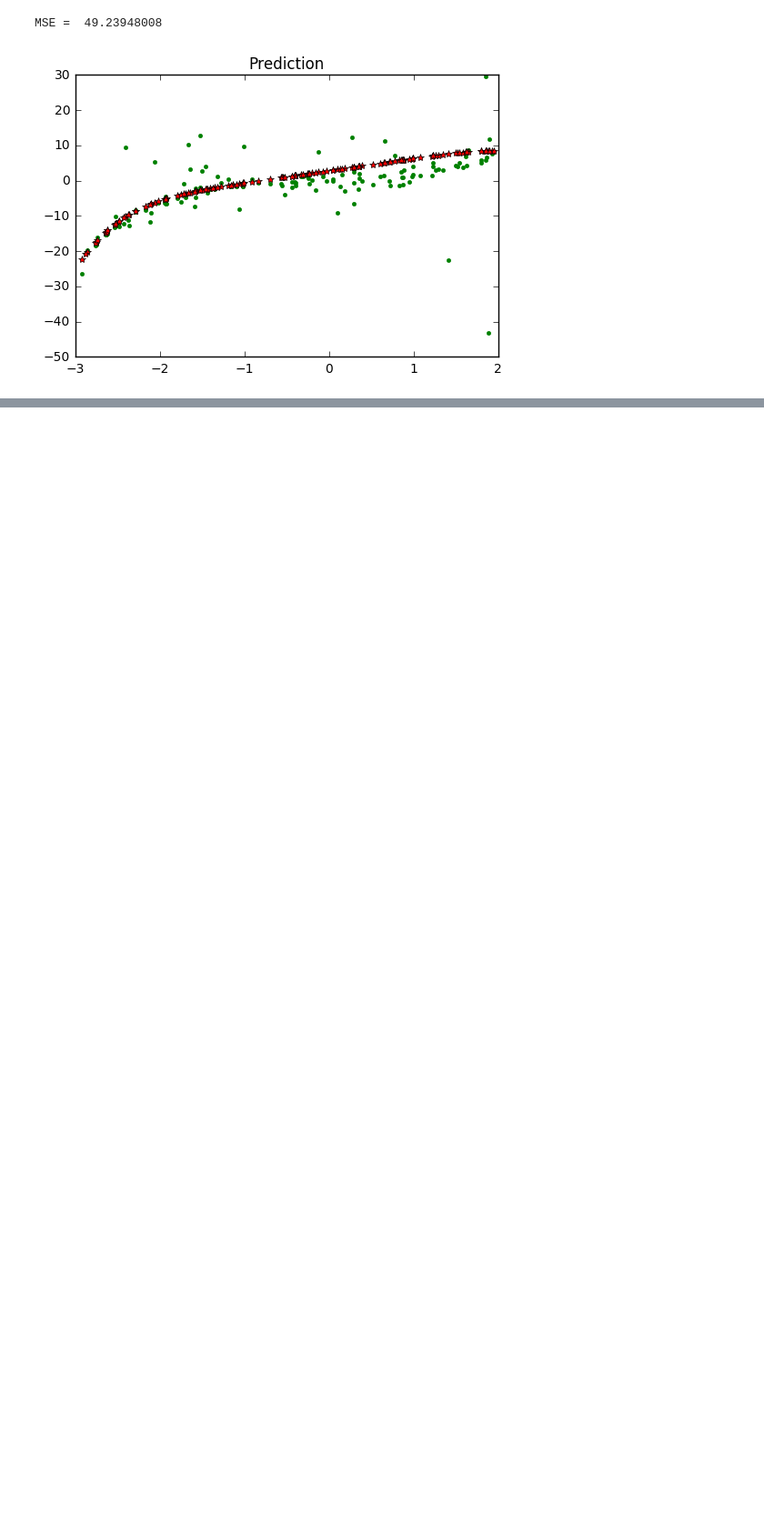
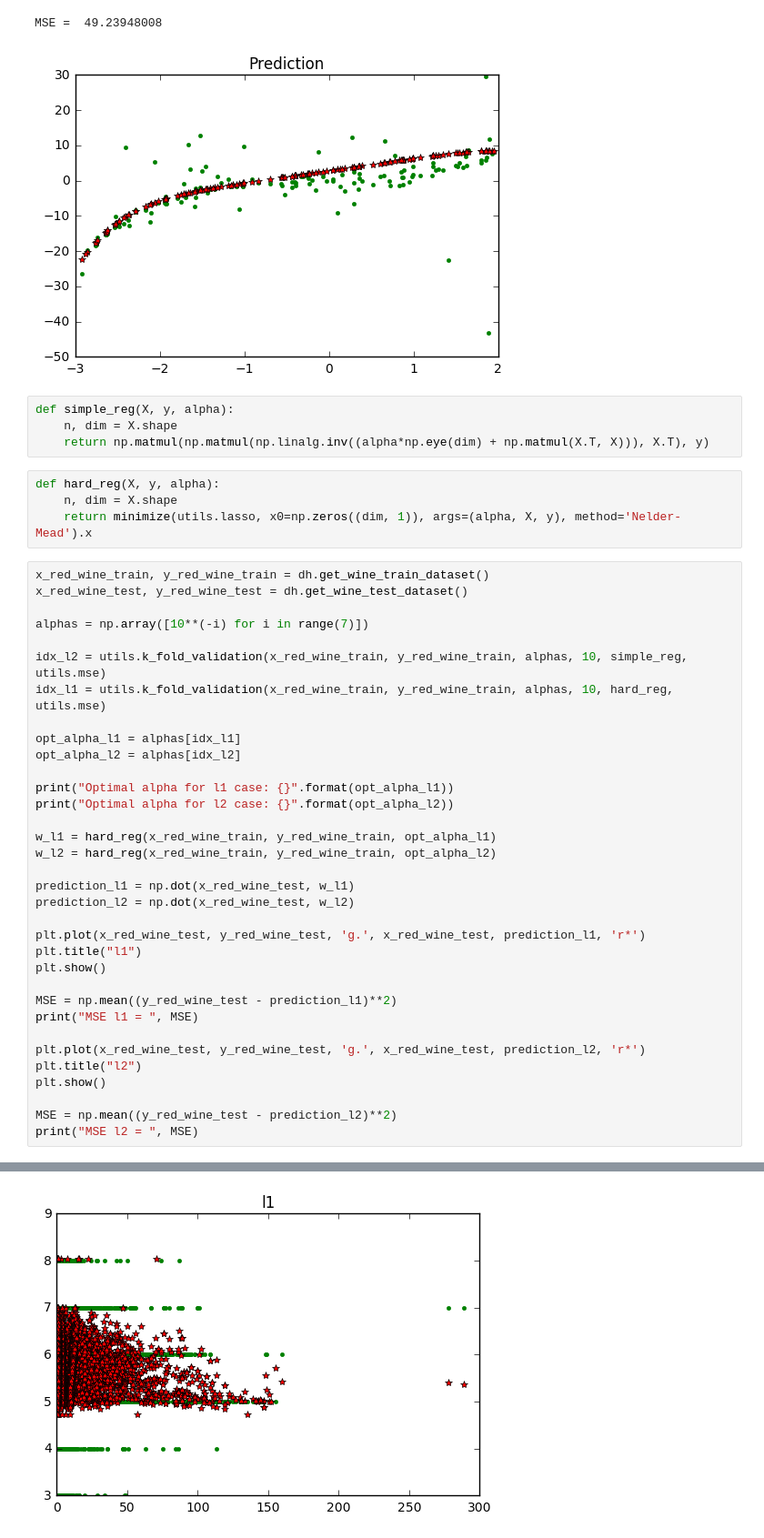
Before and after one commit to Ananaskelly/data_analysis_course_hw, a Jupyter notebook: task_1/main.ipynb, the cells around one changed output, grey strips where cells are left out. Shown: that part at 91% size. Saved outputs shown, nothing was run; the diff lists cells and outputs as text; blank space fills up the shorter version.

```diff
--- a/task_1/main.ipynb
+++ b/task_1/main.ipynb
@@ -174,3 +174,46 @@ plt.show()
 # %% [output]
 MSE =  49.23948008
 [figure]
+# %%
+def simple_reg(X, y, alpha):
+    n, dim = X.shape
+    return np.matmul(np.matmul(np.linalg.inv((alpha*np.eye(dim) + np.matmul(X.T, X))), X.T), y)
+# %%
+def hard_reg(X, y, alpha):
+    n, dim = X.shape
+    return minimize(utils.lasso, x0=np.zeros((dim, 1)), args=(alpha, X, y), method='Nelder-Mead').x
+# %%
+x_red_wine_train, y_red_wine_train = dh.get_wine_train_dataset()
+x_red_wine_test, y_red_wine_test = dh.get_wine_test_dataset()
+
+alphas = np.array([10**(-i) for i in range(7)])
+
+idx_l2 = utils.k_fold_validation(x_red_wine_train, y_red_wine_train, alphas, 10, simple_reg, utils.mse)
+idx_l1 = utils.k_fold_validation(x_red_wine_train, y_red_wine_train, alphas, 10, hard_reg, utils.mse)
+
+opt_alpha_l1 = alphas[idx_l1]
+opt_alpha_l2 = alphas[idx_l2]
+
+print("Optimal alpha for l1 case: {}".format(opt_alpha_l1))
+print("Optimal alpha for l2 case: {}".format(opt_alpha_l2))
+
+w_l1 = hard_reg(x_red_wine_train, y_red_wine_train, opt_alpha_l1)
+w_l2 = hard_reg(x_red_wine_train, y_red_wine_train, opt_alpha_l2)
+
+prediction_l1 = np.dot(x_red_wine_test, w_l1)
+prediction_l2 = np.dot(x_red_wine_test, w_l2)
+
+plt.plot(x_red_wine_test, y_red_wine_test, 'g.', x_red_wine_test, prediction_l1, 'r*')
+plt.title("l1")
+plt.show()
+
+MSE = np.mean((y_red_wine_test - prediction_l1)**2)
+print("MSE l1 = ", MSE)
+
+plt.plot(x_red_wine_test, y_red_wine_test, 'g.', x_red_wine_test, prediction_l2, 'r*')
+plt.title("l2")
+plt.show()
+
+MSE = np.mean((y_red_wine_test - prediction_l2)**2)
+print("MSE l2 = ", MSE)
+# %% [output]
@@ -176,0 +236 @@ MSE =  49.23948008
+[figure, added]
```
Also changed, not shown: parts of 1 cell of this notebook, 2 other files.
